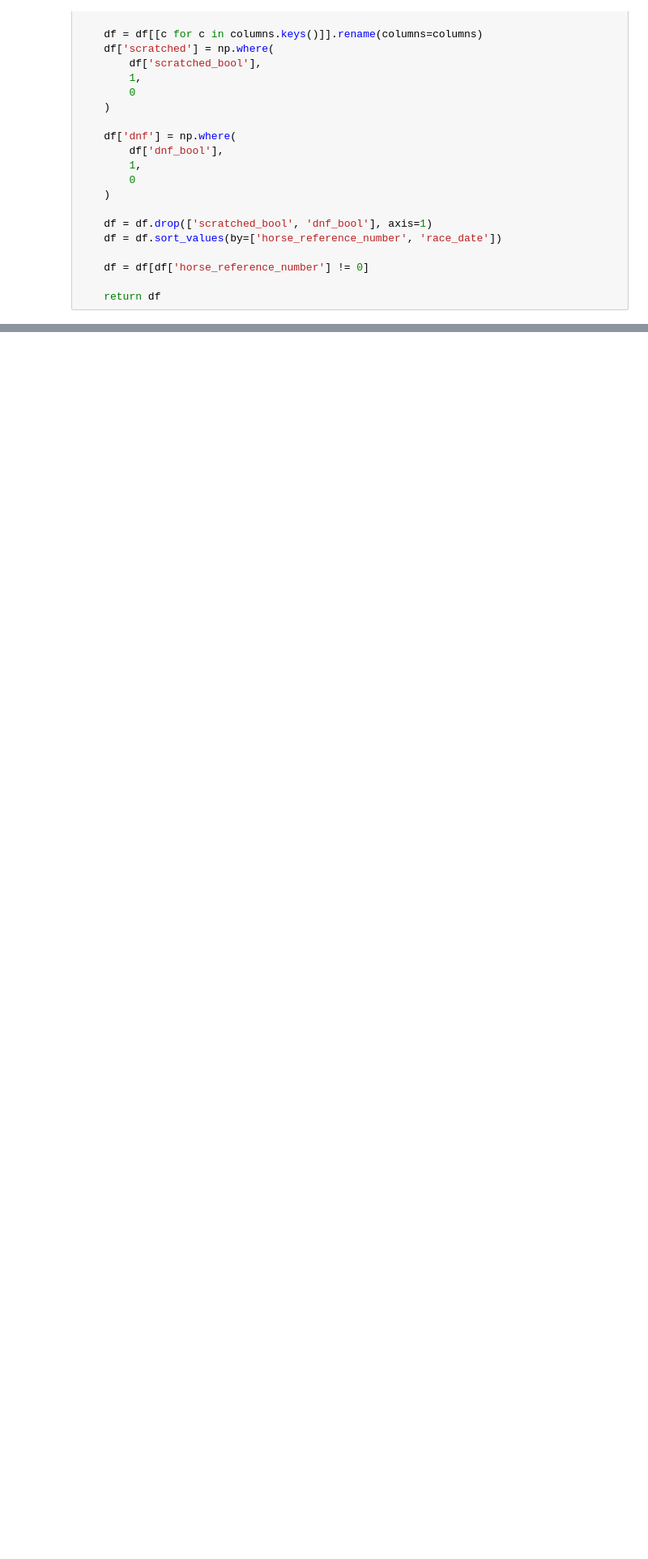
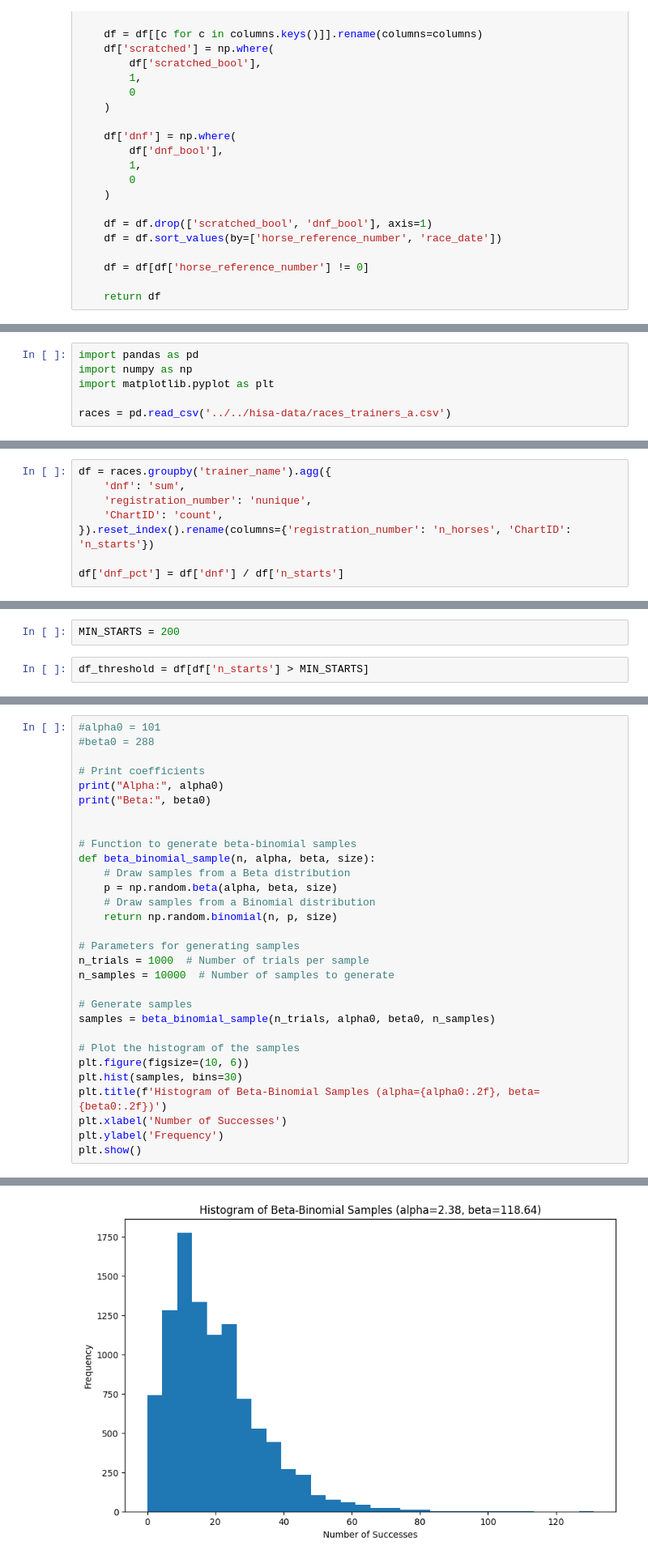
Before and after one commit to jhull40/hisa-trainer-injury, a Jupyter notebook: src/testing.ipynb, the cells around one changed output, grey strips where cells are left out. Shown at 81% size. Cells and saved outputs as stored; diff of their text form; blank space fills up the shorter version.

Commit message:
new functionality

```diff
--- a/src/testing.ipynb
+++ b/src/testing.ipynb
@@ -248,0 +507,6 @@ for an expected model,
+# %%
+import pandas as pd
+import numpy as np
+import matplotlib.pyplot as plt
+
+races = pd.read_csv('../../hisa-data/races_trainers_a.csv')
@@ -248,0 +515,8 @@ for an expected model,
+# %%
+df = races.groupby('trainer_name').agg({
+    'dnf': 'sum',
+    'registration_number': 'nunique',
+    'ChartID': 'count',
+}).reset_index().rename(columns={'registration_number': 'n_horses', 'ChartID': 'n_starts'})
+
+df['dnf_pct'] = df['dnf'] / df['n_starts']
@@ -248,0 +529,4 @@ for an expected model,
+# %%
+MIN_STARTS = 200
+# %%
+df_threshold = df[df['n_starts'] > MIN_STARTS]
@@ -248,0 +568,31 @@ for an expected model,
+# %%
+#alpha0 = 101
+#beta0 = 288
+
+# Print coefficients
+print("Alpha:", alpha0)
+print("Beta:", beta0)
+
+
+# Function to generate beta-binomial samples
+def beta_binomial_sample(n, alpha, beta, size):
+    # Draw samples from a Beta distribution
+    p = np.random.beta(alpha, beta, size)
+    # Draw samples from a Binomial distribution
+    return np.random.binomial(n, p, size)
+
+# Parameters for generating samples
+n_trials = 1000  # Number of trials per sample
+n_samples = 10000  # Number of samples to generate
+
+# Generate samples
+samples = beta_binomial_sample(n_trials, alpha0, beta0, n_samples)
+
+# Plot the histogram of the samples
+plt.figure(figsize=(10, 6))
+plt.hist(samples, bins=30)
+plt.title(f'Histogram of Beta-Binomial Samples (alpha={alpha0:.2f}, beta={beta0:.2f})')
+plt.xlabel('Number of Successes')
+plt.ylabel('Frequency')
+plt.show()
+# %% [output]
@@ -248,0 +601 @@ for an expected model,
+[figure, added]
```
Also changed, not shown: parts of 70 cells of this notebook, 1 other file.
